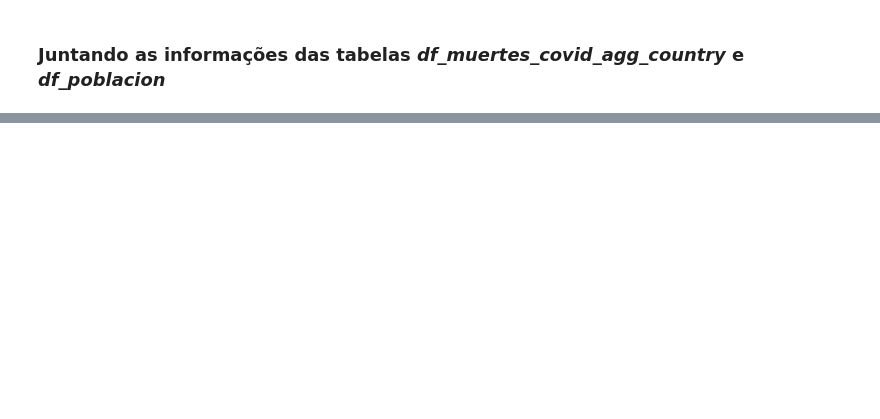
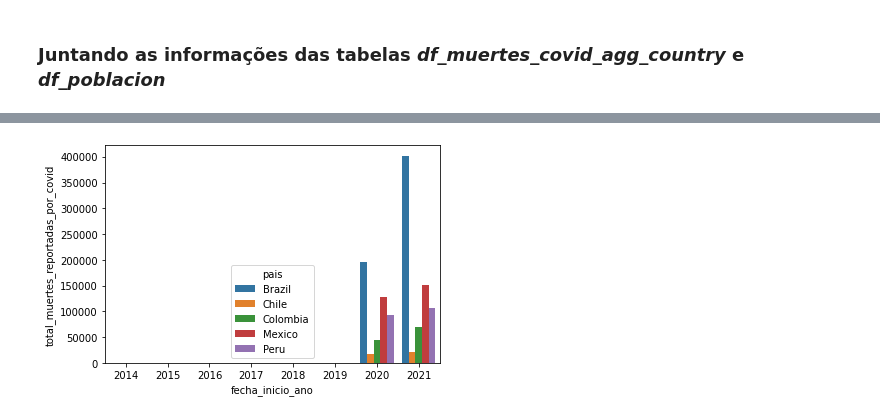
Before and after one commit to marcodeamicis/proyecto_covid, a Jupyter notebook: notebooks/1_business_and_data_understanding_suto.ipynb, the cells around one changed output, grey strips where cells are left out. Saved outputs shown, nothing was run; the diff lists cells and outputs as text; code cells hidden in the pictures; blank space fills up the shorter version.

```diff
--- a/notebooks/1_business_and_data_understanding_suto.ipynb
+++ b/notebooks/1_business_and_data_understanding_suto.ipynb
@@ -183,0 +249,5 @@ df_muertes_covid_agg_country_merged
+# %%
+# As mortes por covid iniciam-se em 2020
+sns.barplot(data=df_muertes_covid_agg_yearly, x='fecha_inicio_ano', y='total_muertes_reportadas_por_covid', hue='pais');
+# %% [output]
+[figure, added]
```
Also changed, not shown: parts of 20 cells of this notebook.
